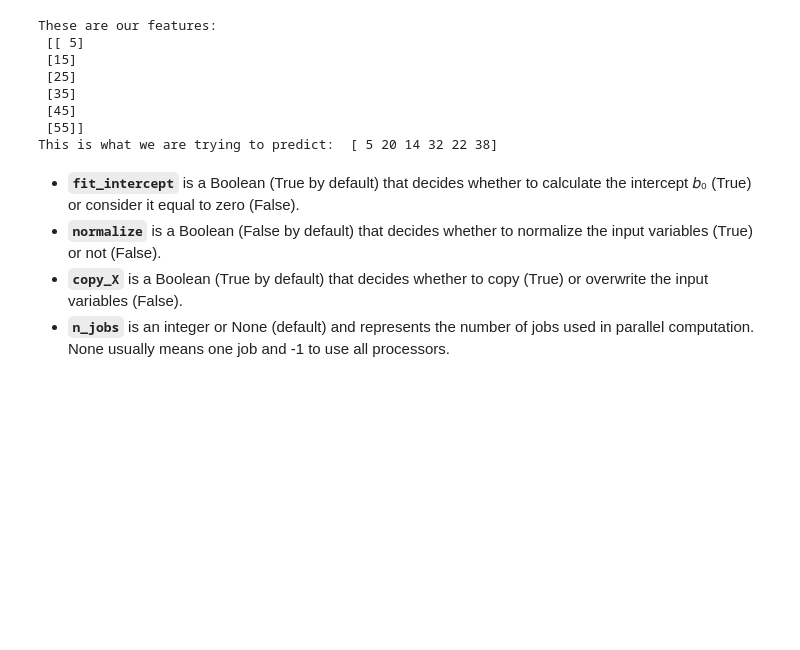
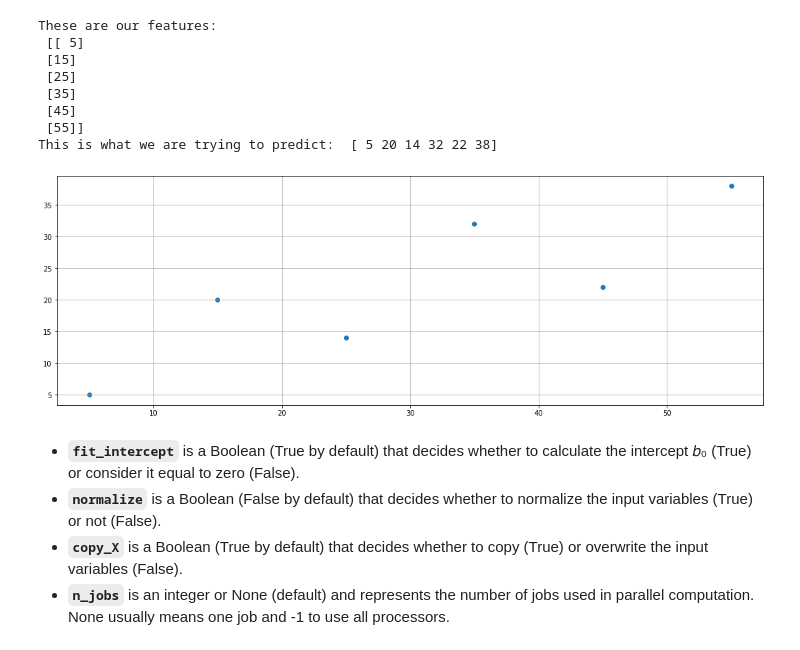
Before and after one commit to landmann/data_science_exercises, a Jupyter notebook: class_7/Class 7.ipynb, the cells around one changed output. Drawn from its saved outputs; the diff is of its cells as text; code cells hidden in the pictures; blank space fills up the shorter version.

```diff
--- a/class_7/Class 7.ipynb
+++ b/class_7/Class 7.ipynb
@@ -146,5 +154,9 @@ These are our features:
 This is what we are trying to predict:  [ 5 20 14 32 22 38]
 # %%
 # Visualize your points on a graph.
+plt.scatter(x, y)
+plt.show()
+# %% [output]
+[figure, added]
 # %%
 # Initialize a Linear Regression model
```
Also changed, not shown: parts of 22 cells of this notebook, 5 other files.
